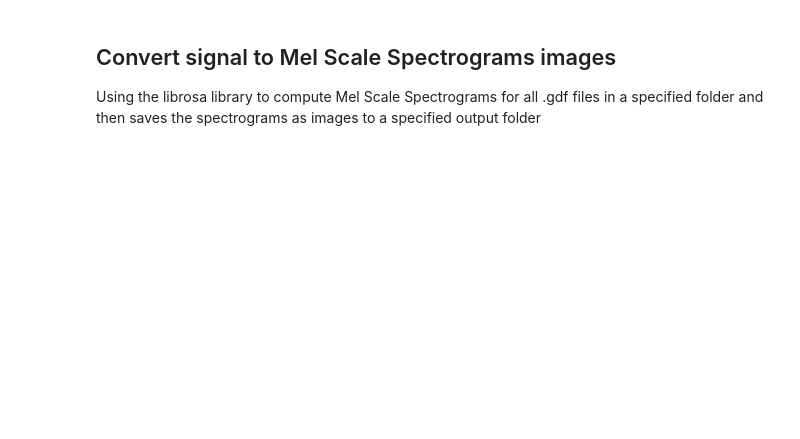
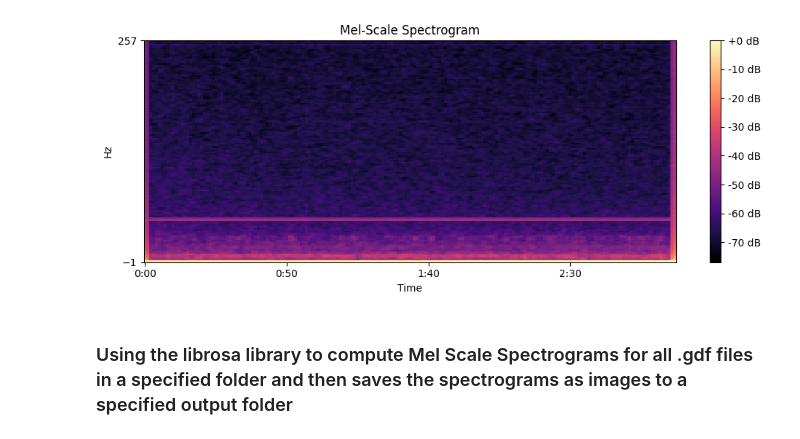
Before and after one commit to Armin-Abdollahi/Signal-Processing, a Jupyter notebook: Convert_signals_to_Mel_Scale_Spectrograms_images.ipynb, the cells around one changed output. Saved outputs shown, nothing was run; the diff lists cells and outputs as text; code cells hidden in the pictures; blank space fills up the shorter version.

```diff
--- a/Convert_signals_to_Mel_Scale_Spectrograms_images.ipynb
+++ b/Convert_signals_to_Mel_Scale_Spectrograms_images.ipynb
@@ -3,7 +68,28 @@
+# %%
+# Extract data and sampling frequency
+data, times = raw[:]
+fs = raw.info['sfreq']
+# %%
+# Select the data for a single channel, e.g., the first EEG channel
+channel_data = data[0]
+# %%
+# Convert the signal to Mel-scale spectrogram
+S = librosa.feature.melspectrogram(y=channel_data, sr=fs, n_mels=128, fmax=fs/2)
+# %%
+# Convert to log scale (dB)
+S_dB = librosa.power_to_db(S, ref=np.max)
+# %%
+# Plot the Mel-scale spectrogram
+plt.figure(figsize=(10, 4))
+librosa.display.specshow(S_dB, sr=fs, x_axis='time', y_axis='mel', fmax=fs/2)
+plt.colorbar(format='%+2.0f dB')
+plt.title('Mel-Scale Spectrogram')
+plt.tight_layout()
+plt.show()
+# %% [output]
+[figure, added]
 # %% [markdown]
-## Convert signal to Mel Scale Spectrograms images
-
-Using the librosa library to compute Mel Scale Spectrograms for all .gdf files in a specified folder and then saves the spectrograms as images to a specified output folder
+### Using the librosa library to compute Mel Scale Spectrograms for all .gdf files in a specified folder and then saves the spectrograms as images to a specified output folder
 # %%
 from google.colab import drive
 drive.mount('/content/drive')
```
Also changed, not shown: parts of 10 cells of this notebook.
